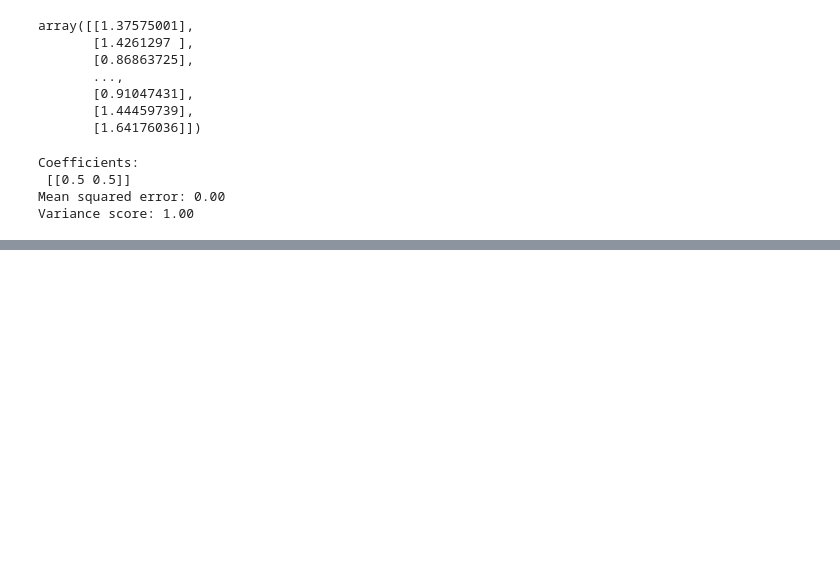
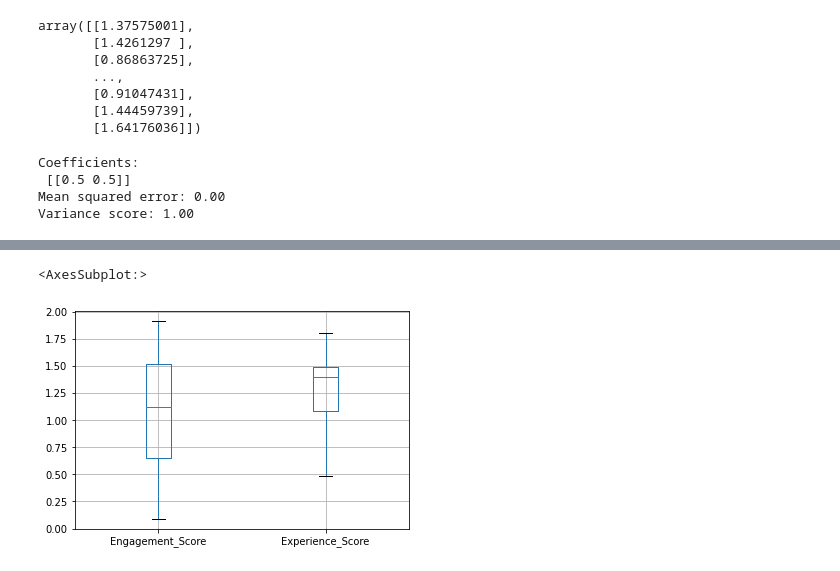
Before and after one commit to bkget/Telecom-Data-Analysis, a Jupyter notebook: notebooks/4.user_satisifaction_analysis.ipynb, the cells around one changed output, grey strips where cells are left out. Drawn from its saved outputs; the diff is of its cells as text; code cells hidden in the pictures; blank space fills up the shorter version.

```diff
--- a/notebooks/4.user_satisifaction_analysis.ipynb
+++ b/notebooks/4.user_satisifaction_analysis.ipynb
@@ -254,0 +274,8 @@ Variance score: 1.00
+# %%
+# Remove Outliers from Experience Score
+
+replace_outliers_with_iqr(user_satisfaction_df, ['Experience_Score'])
+user_satisfaction_df.boxplot()
+# %% [output]
+<AxesSubplot:>
+[figure, added]
```
Also changed, not shown: parts of 3 cells of this notebook.
